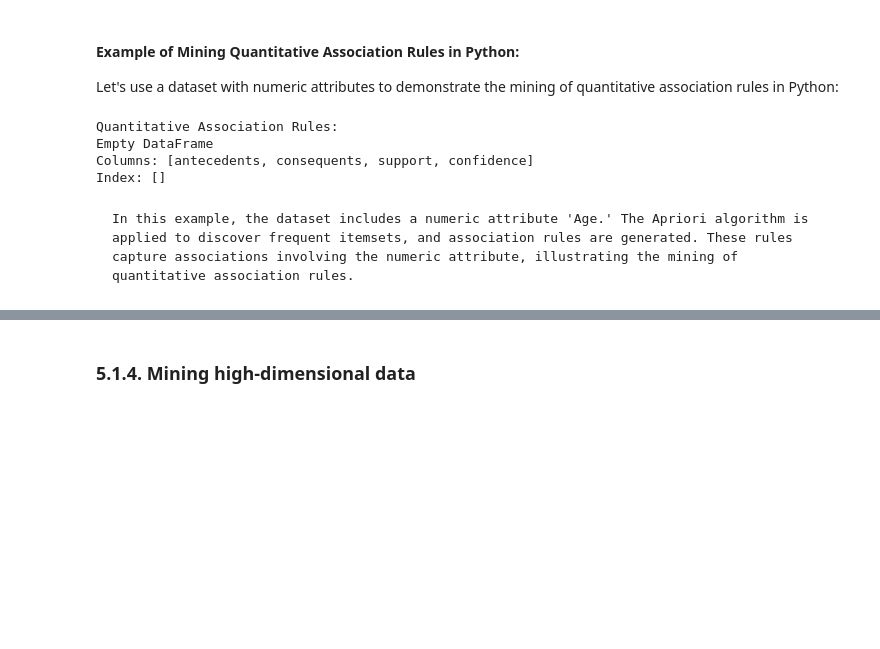
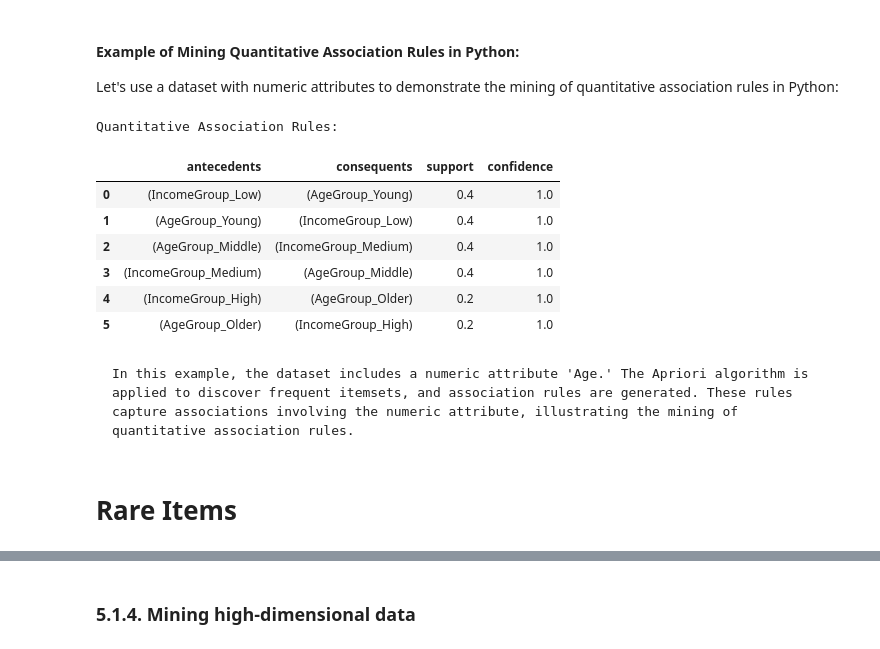
Before and after one commit to kcv-if/Modul-DM-RKA, a Jupyter notebook: Materi/5 - Sequential/5 - Sequential Pattern Analysis.ipynb, the cells around one changed output, grey strips where cells are left out. Drawn from its saved outputs; the diff is of its cells as text; code cells hidden in the pictures; blank space fills up the shorter version.

```diff
--- a/Materi/5 - Sequential/5 - Sequential Pattern Analysis.ipynb
+++ b/Materi/5 - Sequential/5 - Sequential Pattern Analysis.ipynb
@@ -191,32 +192,56 @@ Let's use a dataset with numeric attributes to demonstrate the mining of quantit
 # %%
 import pandas as pd
 from mlxtend.frequent_patterns import apriori, association_rules
 
-# Simulate a dataset with numeric attributes
-data = {
-    'TransactionID': [1, 2, 3, 4, 5],
-    'Age': [25, 30, 35, 40, 45],
-    'Income': [50000, 60000, 75000, 80000, 90000]
-}
+# Bin numeric attributes into categories for meaningful association rules
+df = pd.DataFrame({
+    "TransactionID": [1, 2, 3, 4, 5],
+    "Age": [25, 30, 35, 40, 45],
+    "Income": [50000, 60000, 75000, 80000, 90000],
+})
 
-df = pd.DataFrame(data)
+df["AgeGroup"] = pd.cut(
+    df["Age"],
+    bins=[0, 30, 40, float("inf")],
+    labels=["Young", "Middle", "Older"],
+    include_lowest=True,
+)
+df["IncomeGroup"] = pd.cut(
+    df["Income"],
+    bins=[0, 60000, 80000, float("inf")],
+    labels=["Low", "Medium", "High"],
+    include_lowest=True,
+)
 
-# Perform one-hot encoding to prepare data for Apriori algorithm
-basket = pd.crosstab(index=df['TransactionID'], columns=df['Age']).applymap(lambda x: 1 if x > 0 else 0)
+# Each transaction becomes a row of boolean item indicators
+basket = pd.get_dummies(
+    df.set_index("TransactionID")[["AgeGroup", "IncomeGroup"]]
+).astype(bool)
 
-# Apply Apriori algorithm to find frequent itemsets
-frequent_itemsets = apriori(basket, min_support=0.2, use_colnames=True)
+frequent_itemsets = apriori(
+    basket,
+    min_support=0.2,
+    use_colnames=True,
+)
 
-# Generate association rules
-rules = association_rules(frequent_itemsets, metric='confidence', min_threshold=0.7)
+rules = association_rules(
+    frequent_itemsets,
+    metric="confidence",
+    min_threshold=0.7,
+)
 
-# Display the rules with numeric attributes
 print("Quantitative Association Rules:")
-print(rules[['antecedents', 'consequents', 'support', 'confidence']])
+display(rules[["antecedents", "consequents", "support", "confidence"]])
 # %% [output]
 Quantitative Association Rules:
-Empty DataFrame
-Columns: [antecedents, consequents, support, confidence]
-Index: []
+|  | antecedents | consequents | support | confidence |
+| 0 | (IncomeGroup_Low) | (AgeGroup_Young) | 0.4 | 1.0 |
+| 1 | (AgeGroup_Young) | (IncomeGroup_Low) | 0.4 | 1.0 |
+| 2 | (AgeGroup_Middle) | (IncomeGroup_Medium) | 0.4 | 1.0 |
+| 3 | (IncomeGroup_Medium) | (AgeGroup_Middle) | 0.4 | 1.0 |
+| 4 | (IncomeGroup_High) | (AgeGroup_Older) | 0.2 | 1.0 |
+| 5 | (AgeGroup_Older) | (IncomeGroup_High) | 0.2 | 1.0 |
 # %% [markdown]
     In this example, the dataset includes a numeric attribute 'Age.' The Apriori algorithm is applied to discover frequent itemsets, and association rules are generated. These rules capture associations involving the numeric attribute, illustrating the mining of quantitative association rules.
+# %% [markdown]
+# Rare Items
```
Also changed, not shown: parts of 3 cells of this notebook.
